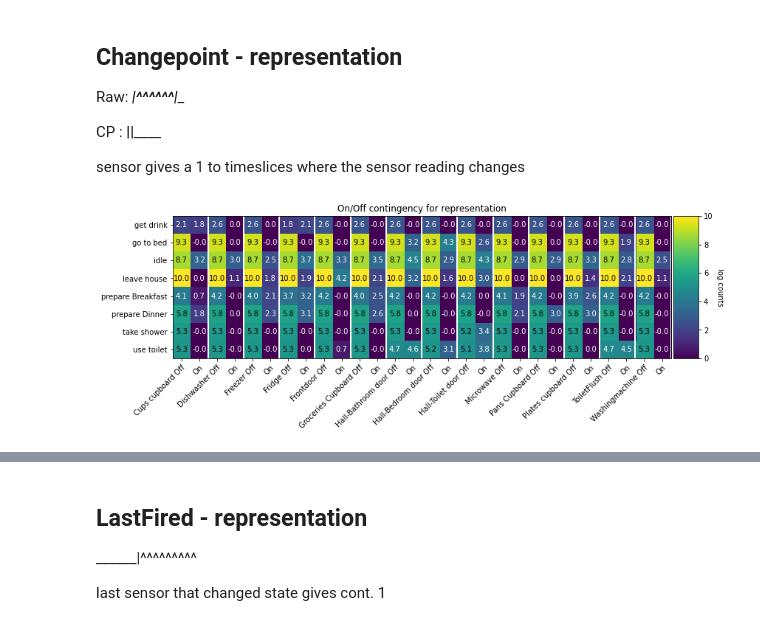
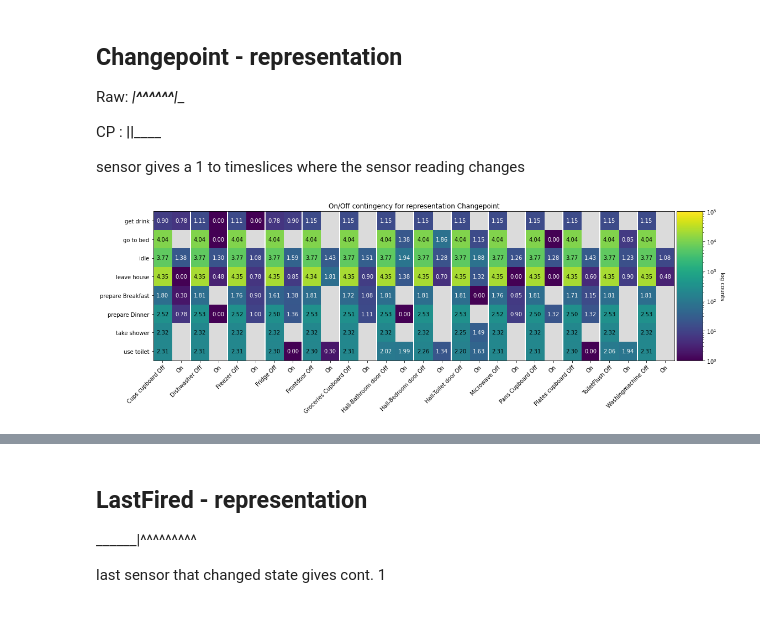
Before and after one commit to tcsvn/pyadlml, a Jupyter notebook: notebooks/kasteren.ipynb, the cells around one changed output, grey strips where cells are left out. Cells and saved outputs as stored; diff of their text form; code cells hidden in the pictures.

```diff
--- a/notebooks/kasteren.ipynb
+++ b/notebooks/kasteren.ipynb
@@ -434,9 +447,12 @@ check_changepoint(cp)
 # %%
 from pyadlml.dataset.plot.raw import heatmap_contingency_01
 
-heatmap_contingency_01(cp, enc_lbl.inverse_transform(lbls));
+z_scale = 'log'
+rep = 'Changepoint'
+
+heatmap_contingency_01(cp, enc_lbl.inverse_transform(lbls), rep=rep, z_scale=z_scale);
 # %% [output]
-[figure, old version]
+[figure, new version]
 # %%
 from pyadlml.dataset.plot.raw import heatmap_cross_correlation
 
```
Also changed, not shown: parts of 20 cells of this notebook, 5 other files.
